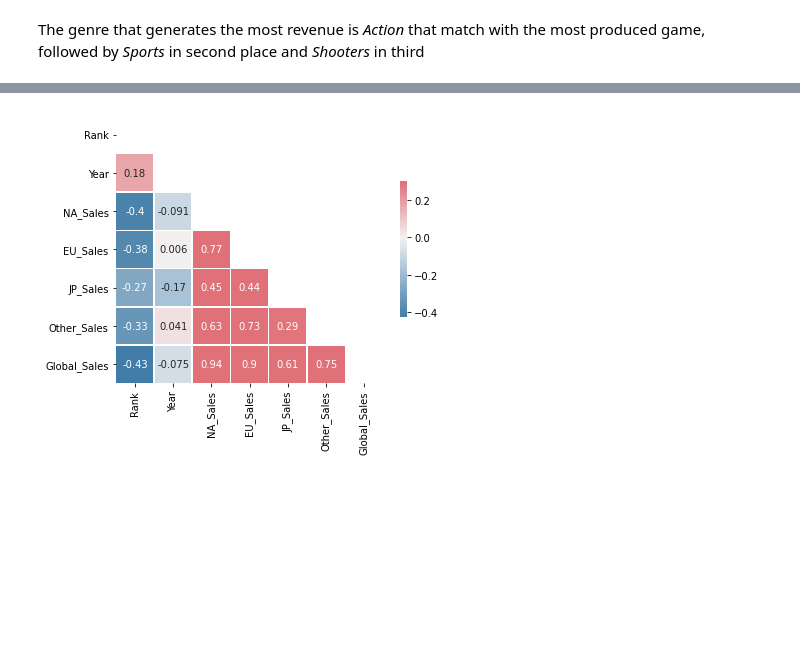
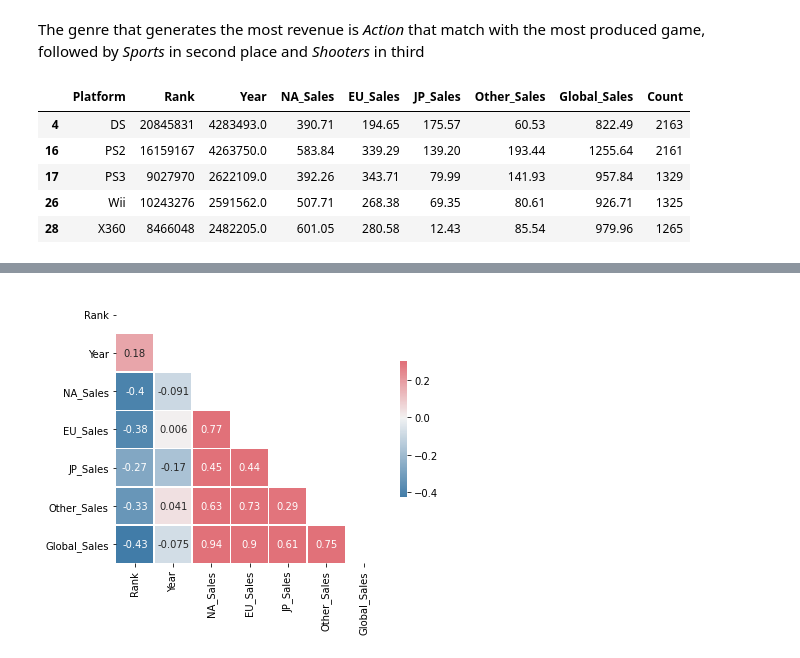
Before and after one commit to albertopformoso/Videogame-Sales-Predictions, a Jupyter notebook: main.ipynb, the cells around one changed output, grey strips where cells are left out. Cells and saved outputs as stored; diff of their text form; code cells hidden in the pictures; blank space fills up the shorter version.

```diff
--- a/main.ipynb
+++ b/main.ipynb
@@ -155,3 +161,16 @@ plt.show()
 [figure]
 # %% [markdown]
 The genre that generates the most revenue is *Action* that match with the most produced game, followed by *Sports* in second place and *Shooters* in third
+# %%
+df['Count'] = 1 #We added this variable to count the number of videogames by Platform
+by_platform = df.groupby('Platform').sum(['Count', 'Global_Sales']).reset_index()
+by_platform = by_platform.sort_values(by='Count', ascending=False)
+df.drop('Count', axis=1, inplace=True)
+by_platform.head()
+# %% [output]
+|  | Platform | Rank | Year | NA_Sales | EU_Sales | JP_Sales | Other_Sales | Global_Sales | Count |
+| 4 | DS | 20845831 | 4283493.0 | 390.71 | 194.65 | 175.57 | 60.53 | 822.49 | 2163 |
+| 16 | PS2 | 16159167 | 4263750.0 | 583.84 | 339.29 | 139.20 | 193.44 | 1255.64 | 2161 |
+| 17 | PS3 | 9027970 | 2622109.0 | 392.26 | 343.71 | 79.99 | 141.93 | 957.84 | 1329 |
+| 26 | Wii | 10243276 | 2591562.0 | 507.71 | 268.38 | 69.35 | 80.61 | 926.71 | 1325 |
+| 28 | X360 | 8466048 | 2482205.0 | 601.05 | 280.58 | 12.43 | 85.54 | 979.96 | 1265 |
```
Also changed, not shown: parts of 13 cells of this notebook.
